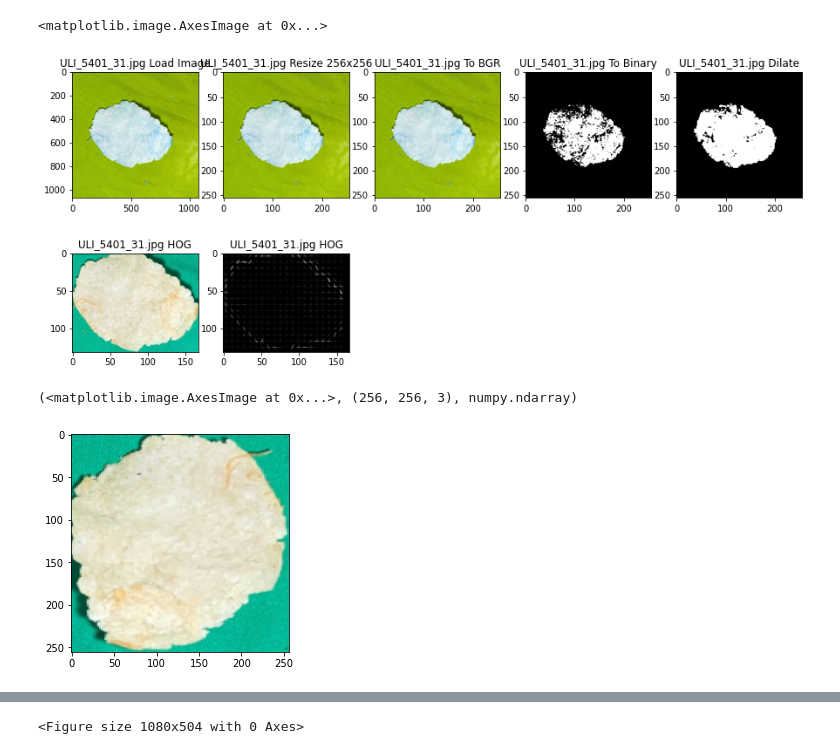
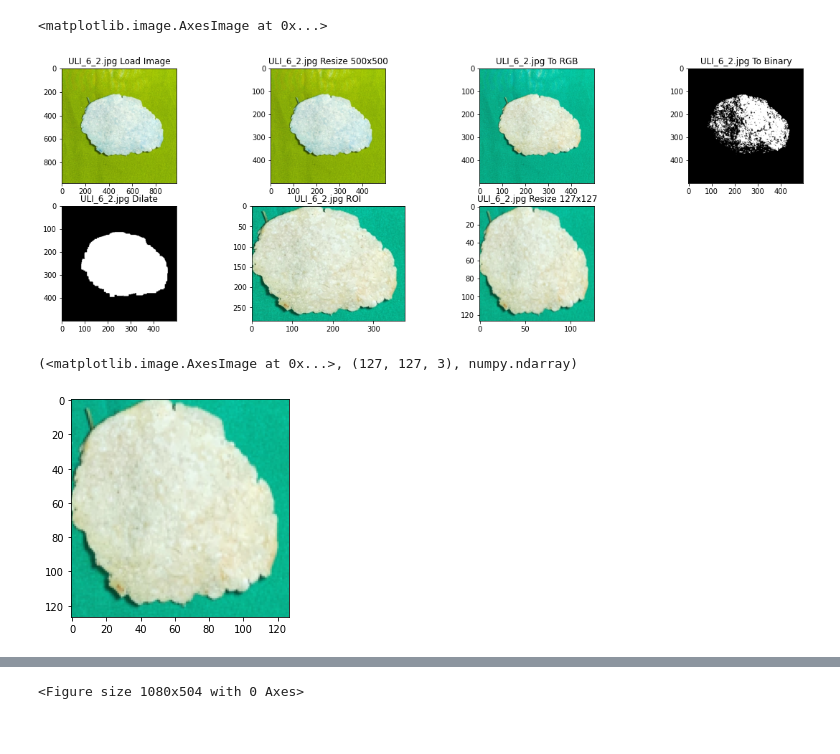
Before and after one commit to harysetiawan23/pcd_ml_final, a Jupyter notebook: image_feature_extraction_hog.ipynb, the cells around one changed output, grey strips where cells are left out. Drawn from its saved outputs; the diff is of its cells as text; code cells hidden in the pictures.

```diff
--- a/image_feature_extraction_hog.ipynb
+++ b/image_feature_extraction_hog.ipynb
@@ -14,12 +14,12 @@ test_dataset_path = "/Users/harysetiawan/Documents/College Project/PCD/FinalProj
 train_dataset_list = list(paths.list_images(train_dataset_path))
 test_dataset_list = list(paths.list_images(test_dataset_path))
 # %%
-columns = 5
+columns = 4
 rows = 3
-plt.figure(figsize=(15,10))
+plt.figure(figsize=(20,10))
 
 extracted_shape = []
-img_path = train_dataset_list[25]
+img_path = train_dataset_list[370]
 
 title = img_path.split("/")[10]
 
@@ -31,7 +31,8 @@ plt.title("{} Load Image".format(title))
 plt.imshow(img)
 
 i+=1
-resolution = 256
+resolution = 500
+extracted_resolution = 127
 img = cv2.resize(img,(resolution,resolution),interpolation=cv2.INTER_AREA)
 plt.subplot(rows, columns, i)
 plt.title("{} Resize {}x{}".format(title,resolution,resolution))
@@ -40,8 +41,8 @@ plt.imshow(img)
 i+=1
 img_rgb = cv2.cvtColor(img,code=cv2.COLOR_BGR2RGB)
 plt.subplot(rows, columns, i)
-plt.title("{} To BGR".format(title))
-plt.imshow(img)
+plt.title("{} To RGB".format(title))
+plt.imshow(img_rgb)
 
 i+=1
 img = cv2.cvtColor(img_rgb,code=cv2.COLOR_RGB2GRAY)
@@ -53,39 +54,64 @@ plt.imshow(img,cmap='gray')
 tresh, img = cv2.threshold(img, 220, 255, cv2.THRESH_BINARY)
 plt.subplot(rows, columns, i)
 plt.title("{} To Binary".format(title))
 plt.imshow(img,cmap='gray')
 
 i+=1
 kernal = np.ones((2, 2), np.uint8)
-dilation = cv2.dilate(img, kernal, iterations=2)
+dilation = cv2.dilate(img, kernal, iterations=20)
 plt.subplot(rows, columns, i)
 plt.title("{} Dilate".format(title))
 plt.imshow(dilation,cmap='gray')
 
 
 i+=1
 contours = cv2.findContours(
     dilation, cv2.RETR_EXTERNAL, cv2.CHAIN_APPROX_SIMPLE)
 cnts = contours[0] if len(contours) == 2 else contours[1]
 cnts = sorted(cnts, key=cv2.contourArea, reverse=True)
 
 for c in cnts:
     x,y,w,h = cv2.boundingRect(c)
     ROI = img_rgb[y:y+h, x:x+w]
     break
 plt.subplot(rows, columns, i)
-plt.title("{} HOG".format(title))
+plt.title("{} ROI".format(title))
 plt.imshow(ROI,cmap='gray')
 
-img = cv2.cvtColor(ROI,cv2.COLOR_RGB2GRAY)
 
 i+=1
-_,hog_image = hog(img,orientations=3, pixels_per_cell=(8, 8),
-                        cells_per_block=(3, 3), visualize=True)
+img = cv2.resize(ROI,(extracted_resolution,extracted_resolution),interpolation=cv2.INTER_AREA)
 plt.subplot(rows, columns, i)
-plt.title("{} HOG".format(title))
-plt.imshow(hog_image,cmap='gray')
+plt.title("{} Resize {}x{}".format(title,extracted_resolution,extracted_resolution))
+plt.imshow(img)
+
+
+# img = cv2.cvtColor(ROI,cv2.COLOR_RGB2GRAY)
+
+# ## Convert Colorspace to HSV
+# i+=1
+# img = cv2.cvtColor(ROI,cv2.COLOR_RGB2HSV)
+# plt.subplot(rows, columns, i)
+# plt.title("{} RGB 2 HSV".format(title))
+# plt.imshow(img)
+
+# ## Change Colorspace to RGB and to GRAY
+# i+=1
+# img = cv2.cvtColor(img,cv2.COLOR_HSV2RGB)
+# img = cv2.cvtColor(img,cv2.COLOR_RGB2GRAY)
+# plt.subplot(rows, columns, i)
+# plt.title("{} HSV 2 GRAY".format(title))
+# plt.imshow(img,cmap='gray')
+
+# # img = cv2.cvtColor(img,cv2.COLOR_RGB2GRAY)
+
+# i+=1
+# _,hog_image = hog(img,orientations=3, pixels_per_cell=(8, 8),
+#                         cells_per_block=(3, 3), visualize=True)
+# plt.subplot(rows, columns, i)
+# plt.title("{} HOG".format(title))
+# plt.imshow(hog_image,cmap='gray')
 # %% [output]
 <matplotlib.image.AxesImage at 0x...>
-[figure, old version]
+[figure, new version]
 # %%
@@ -110,7 +137,7 @@ def extract_roi(image_path,resolution = 256):
     return ROI
 # %%
-img = extract_roi(image_path="/Users/harysetiawan/Documents/College Project/PCD/FinalProject/Images/train/ULI/ULI_5401.jpg")
+img = extract_roi(image_path=img_path)
 plt.imshow(img),img.shape,type(img)
 # %% [output]
-(<matplotlib.image.AxesImage at 0x...>, (256, 256, 3), numpy.ndarray)
+(<matplotlib.image.AxesImage at 0x...>, (127, 127, 3), numpy.ndarray)
-[figure, old version]
+[figure, new version]
```
Also changed, not shown: parts of 5 cells of this notebook, 9 other files.
